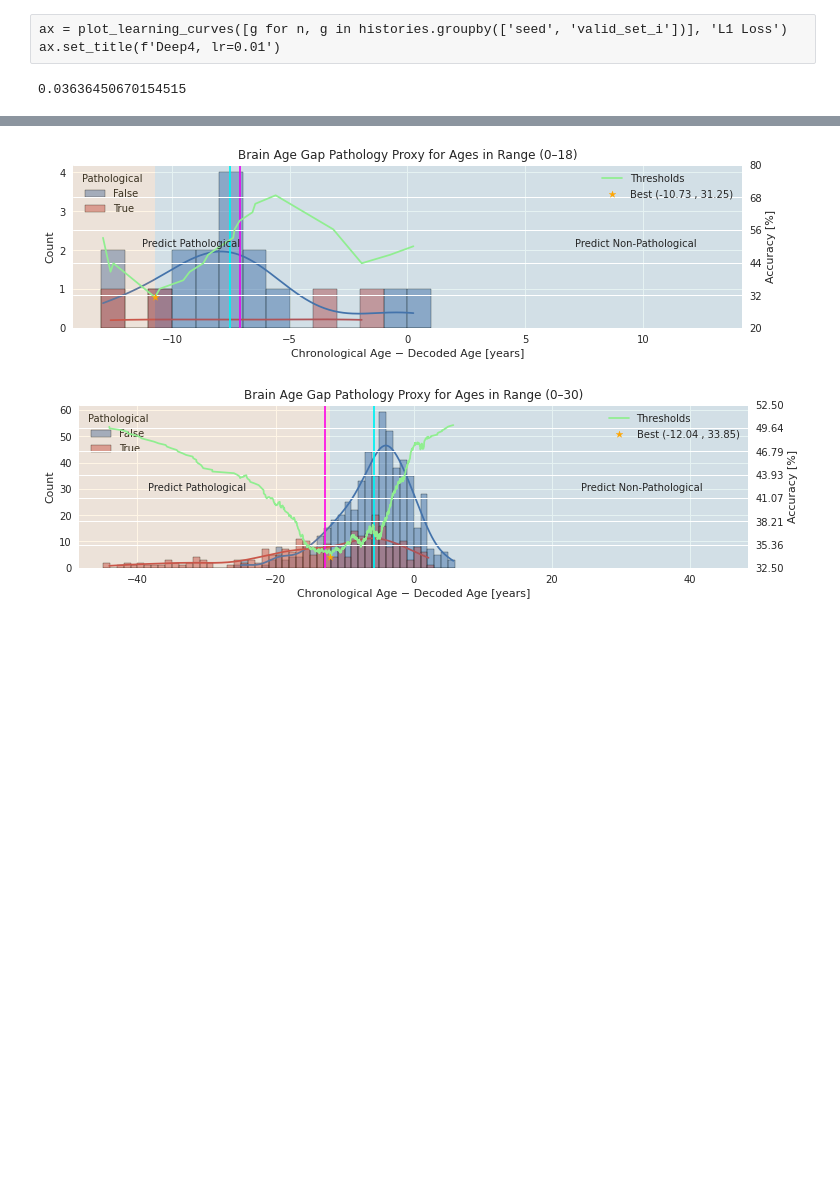
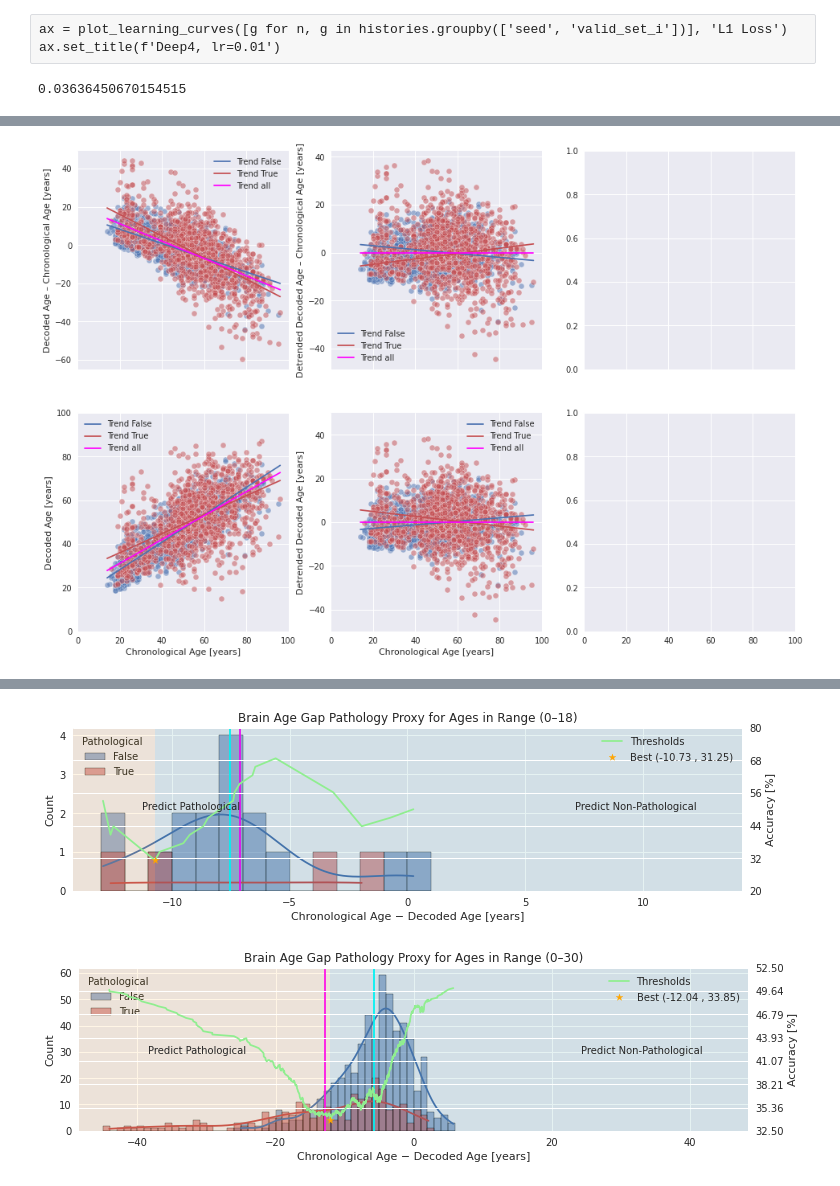
Before and after one commit to gemeinl/eeg-brain-age, a Jupyter notebook: post_hoc_analysis.ipynb, the cells around one changed output, grey strips where cells are left out. Drawn from its saved outputs; the diff is of its cells as text; code cells hidden in the pictures; blank space fills up the shorter version.

```diff
--- a/post_hoc_analysis.ipynb
+++ b/post_hoc_analysis.ipynb
@@ -237,0 +263,87 @@ balanced_accuracy_score(g1.pathological, (g1['gap'] > 5.405104780197144) | (g1['
+# %%
+for seed, pred in preds.groupby('seed'):
+    break
+# %%
+preds = pred
+# %%
+age = preds.age.values
+pred = preds.y_pred.values
+patho = preds.pathological.values
+gap = pred - age
+# %%
+fig, ax_arr = plt.subplots(2, 3, figsize=(16, 11), sharex=True)
+cs = {False: 'b', True: 'r'}
+trends = {}
+# true age vs gap
+ax = ax_arr[0,0]
+for p in list(set(patho)):
+    ax = sns.scatterplot(x=age[patho==p], y=gap[patho==p], ax=ax, c=cs[p], alpha=.5)
+    m, b = np.polyfit(age[patho==p], gap[patho==p], 1)
+    trend1 = m*age+b
+    trends[p] = trend1
+    ax = sns.lineplot(x=age, y=trend1, c=cs[p], ax=ax, label=f'Trend {p}')
+#ax = sns.scatterplot(x=age, y=gap, ax=ax, c='magenta', alpha=.5)
+# combined trend
+m, b = np.polyfit(age, gap, 1)
+trend1 = m*age+b
+trends['all'] = trend1
+ax = sns.lineplot(x=age, y=trend1, c='magenta', ax=ax, label='Trend all')
+ax.set_xlabel('Chronological Age [years]')
+ax.set_ylabel('Decoded Age – Chronological Age [years]')
+
+# true age vs detrended gap
+ax = ax_arr[0,1]
+for p in list(set(patho)):
+    ax = sns.scatterplot(x=age[patho==p], y=(gap-trends['all'])[patho==p], ax=ax, c=cs[p], alpha=.5)
+    # compute trend again, should be all zero now
+    m, b = np.polyfit(age, gap-trends[p], 1)
+    trend2 = m*age+b
+    ax = sns.lineplot(x=age, y=trend2, c=cs[p], ax=ax, label=f'Trend {p}')
+#ax = sns.scatterplot(x=age, y=(gap-trends['all']), ax=ax, c='magenta', alpha=.5)
+# combined trend
+m, b = np.polyfit(age, gap-trends['all'], 1)
+trend2 = m*age+b
+ax = sns.lineplot(x=age, y=trend2, c='magenta', ax=ax, label='Trend all')
+ax.set_xlabel('Chronological Age [years]')
+ax.set_ylabel('Detrended Decoded Age – Chronological Age [years]')
+ax.set_xlim(0, 100)
+
+
+# true vs predicted age
+ax = ax_arr[1,0]
+for p in list(set(patho)):
+    ax = sns.scatterplot(x=age[patho==p], y=pred[patho==p], ax=ax, c=cs[p], alpha=.5)
+    m, b = np.polyfit(age[patho==p], pred[patho==p], 1)
+    trend1 = m*age+b
+    trends[p] = trend1
+    ax = sns.lineplot(x=age, y=trend1, c=cs[p], ax=ax, label=f'Trend {p}')
+    print(mean_absolute_error(age[patho==p], pred[patho==p]))
+#ax = sns.scatterplot(x=age, y=pred, ax=ax, c='magenta', alpha=.5)
+# combined trend
+m, b = np.polyfit(age, pred, 1)
+trend1 = m*age+b
+trends['all'] = trend1
+ax = sns.lineplot(x=age, y=trend1, c='magenta', ax=ax, label='Trend all')
+ax.set_xlabel('Chronological Age [years]')
+ax.set_ylabel('Decoded Age [years]')
+ax.set_ylim(0, 100)
+
+# true age vs detrended predicted age
+ax = ax_arr[1,1]
+for p in list(set(patho)):
+    ax = sns.scatterplot(x=age[patho==p], y=(pred-trends['all'])[patho==p], ax=ax, c=cs[p], alpha=.5)
+    # compute trend again, should be all zero now
+    m, b = np.polyfit(age[patho==p], (pred-trends['all'])[patho==p], 1)
+    trend2 = m*age+b
+    ax = sns.lineplot(x=age, y=trend2, c=cs[p], ax=ax, label=f'Trend {p}')
+    print(mean_absolute_error(age[patho==p], (pred-trends['all'])[patho==p]))
+#ax = sns.scatterplot(x=age, y=(pred-trends['all']), ax=ax, c='magenta', alpha=.5)
+# combined trend
+m, b = np.polyfit(age, pred-trends['all'], 1)
+trend2 = m*age+b
+ax = sns.lineplot(x=age, y=trend2, c='magenta', ax=ax, label='Trend all')
+ax.set_xlabel('Chronological Age [years]')
+ax.set_ylabel('Detrended Decoded Age [years]')
+ax.set_xlim(0, 100)
+ax.set_ylim(-50, 50)
+# %% [output]
@@ -237,0 +355 @@ balanced_accuracy_score(g1.pathological, (g1['gap'] > 5.405104780197144) | (g1['
+[figure, added]
```
Also changed, not shown: parts of 35 cells of this notebook.
